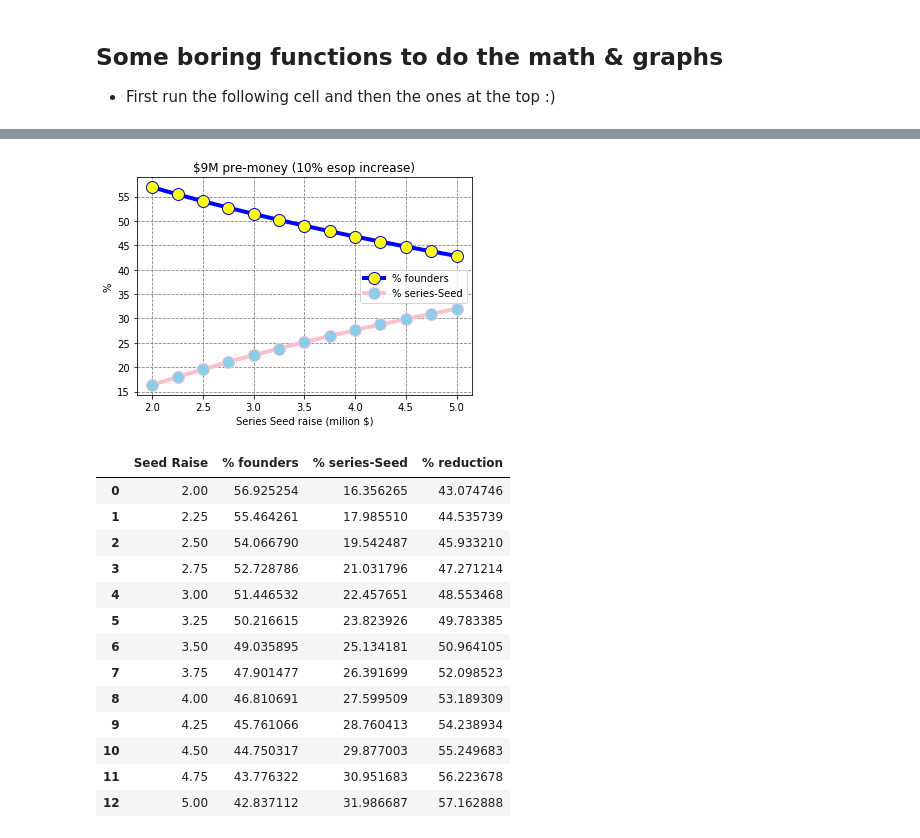
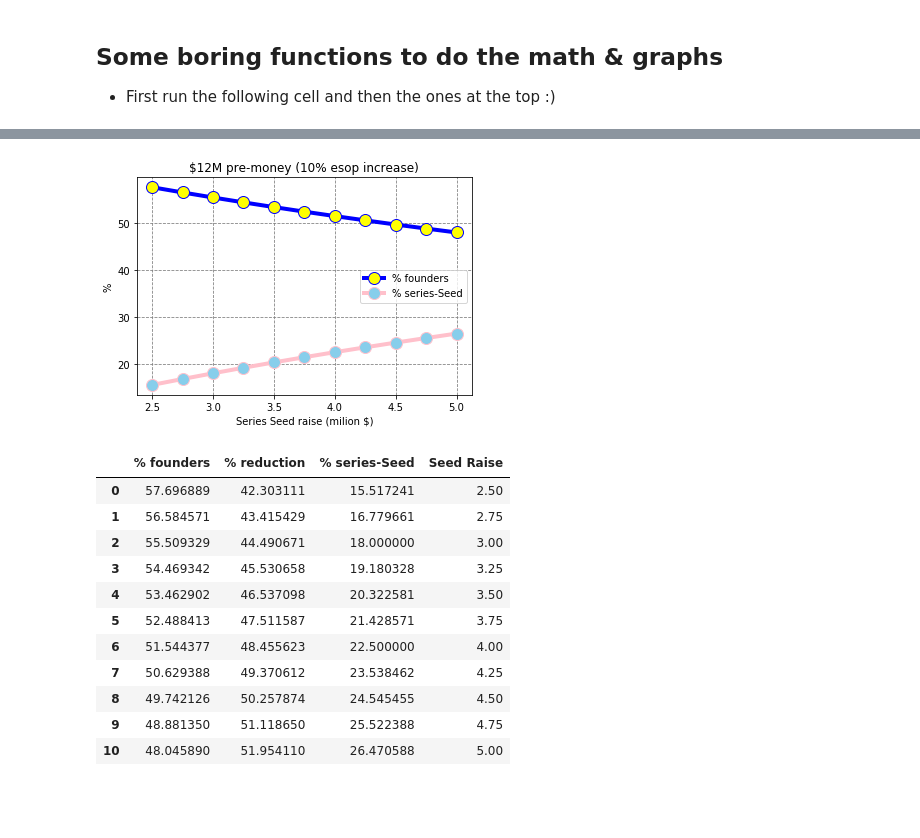
Before and after one commit to jamesbehzadi/capTable, a Jupyter notebook: capTable_YC.ipynb, the cells around one changed output, grey strips where cells are left out. Drawn from its saved outputs; the diff is of its cells as text; code cells hidden in the pictures; blank space fills up the shorter version.

Commit message:
JB: updated the conversion method to display hyphen for empty Safe cheque sizes. Also changed the range of x axis for sensitivity analysis.

```diff
--- a/capTable_YC.ipynb
+++ b/capTable_YC.ipynb
@@ -245,7 +245,10 @@ def safeCalcs(sAprice, preSafeShares, *safeData):
                                                          safeDiscountPer100[i], postSafeSharesTmp)
         else:                  # SAFEs with discount only
             safeShares[i] = discountShares[i]
-            convMethod[i] = 'Discount only'
+            if safeDiscountPer100[i] == 0:
+                convMethod[i] = '-'
+            else:
+                convMethod[i] = 'Discount only'
 
     # accounting for conversion at non-safe price
     nonSafePriceSahres = 0
@@ -329,11 +332,12 @@ def proRataCalcs(sAprice, df, sAsharesTot, finalCap, *safeData):
 
     return df
 
+
 def valuationSensitivity(dic, raiseA, newEsopPer100, title):
     dic['raiseA'] = raiseA
     dic['newEsopPer100'] = newEsopPer100
     founders = []; sA = []; postM = []; foundersDilution = []
-    x = range(6, 15)
+    x = range(10, 20)
     for preM in x:
         dic['preM'] = preM * 1e6
         capTable, _, temp = capTableMath(dic, False)
@@ -353,7 +357,7 @@ def raiseSensitivity(dic, preM, newEsopPer100, title):
     dic['preM'] = preM
     dic['newEsopPer100'] = newEsopPer100
     founders = []; sA = []; raiseA = []; foundersDilution = []
-    x = np.arange(2.0, 5.2, .25)
+    x = np.arange(2.5, 5.2, .25)
     for raiseA in x:
         dic['raiseA'] = raiseA * 1e6
         capTable, _, temp = capTableMath(dic, False)
@@ -396,18 +401,16 @@ valuationSensitivity(dic, 3e6, 10, '$3M raise (10% esop increase)')
 # %%
-raiseSensitivity(dic, 9e6, 10, '$9M pre-money (10% esop increase)')
+raiseSensitivity(dic, 12e6, 10, '$12M pre-money (10% esop increase)')
 # %% [output]
-[figure, old version]
+[figure, new version]
-|  | Seed Raise | % founders | % series-Seed | % reduction |
-| 0 | 2.00 | 56.925254 | 16.356265 | 43.074746 |
-| 1 | 2.25 | 55.464261 | 17.985510 | 44.535739 |
-| 2 | 2.50 | 54.066790 | 19.542487 | 45.933210 |
-| 3 | 2.75 | 52.728786 | 21.031796 | 47.271214 |
-| 4 | 3.00 | 51.446532 | 22.457651 | 48.553468 |
-| 5 | 3.25 | 50.216615 | 23.823926 | 49.783385 |
-| 6 | 3.50 | 49.035895 | 25.134181 | 50.964105 |
-| 7 | 3.75 | 47.901477 | 26.391699 | 52.098523 |
-| 8 | 4.00 | 46.810691 | 27.599509 | 53.189309 |
-| 9 | 4.25 | 45.761066 | 28.760413 | 54.238934 |
-| 10 | 4.50 | 44.750317 | 29.877003 | 55.249683 |
-| 11 | 4.75 | 43.776322 | 30.951683 | 56.223678 |
-| 12 | 5.00 | 42.837112 | 31.986687 | 57.162888 |
+|  | % founders | % reduction | % series-Seed | Seed Raise |
+| 0 | 57.696889 | 42.303111 | 15.517241 | 2.50 |
+| 1 | 56.584571 | 43.415429 | 16.779661 | 2.75 |
+| 2 | 55.509329 | 44.490671 | 18.000000 | 3.00 |
+| 3 | 54.469342 | 45.530658 | 19.180328 | 3.25 |
+| 4 | 53.462902 | 46.537098 | 20.322581 | 3.50 |
+| 5 | 52.488413 | 47.511587 | 21.428571 | 3.75 |
+| 6 | 51.544377 | 48.455623 | 22.500000 | 4.00 |
+| 7 | 50.629388 | 49.370612 | 23.538462 | 4.25 |
+| 8 | 49.742126 | 50.257874 | 24.545455 | 4.50 |
+| 9 | 48.881350 | 51.118650 | 25.522388 | 4.75 |
+| 10 | 48.045890 | 51.954110 | 26.470588 | 5.00 |
```
Also changed, not shown: parts of 3 cells of this notebook.
